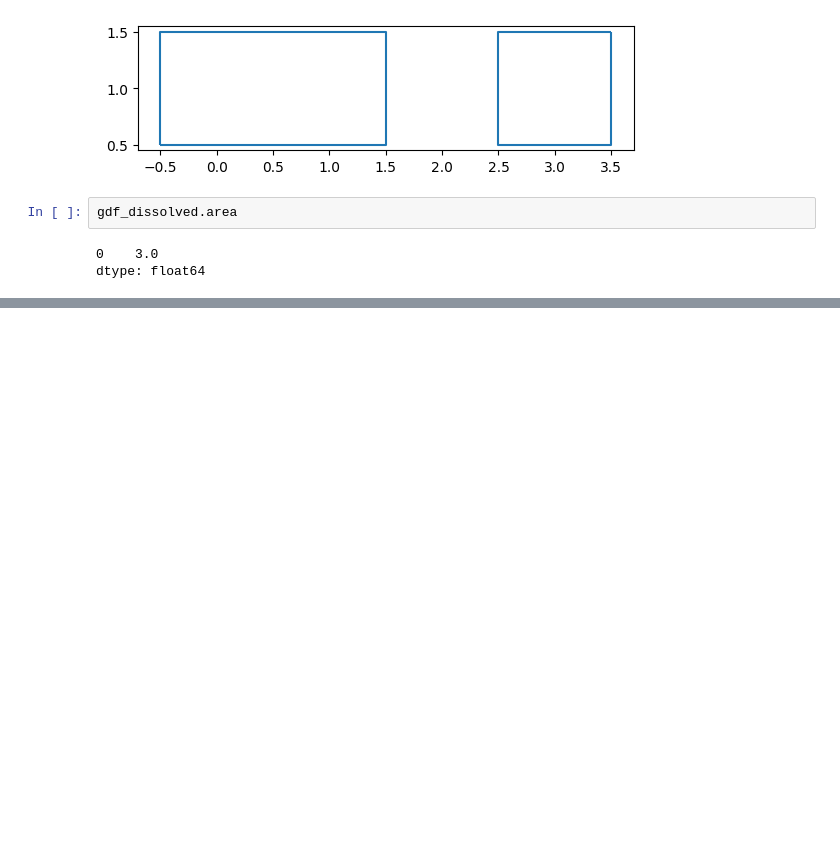
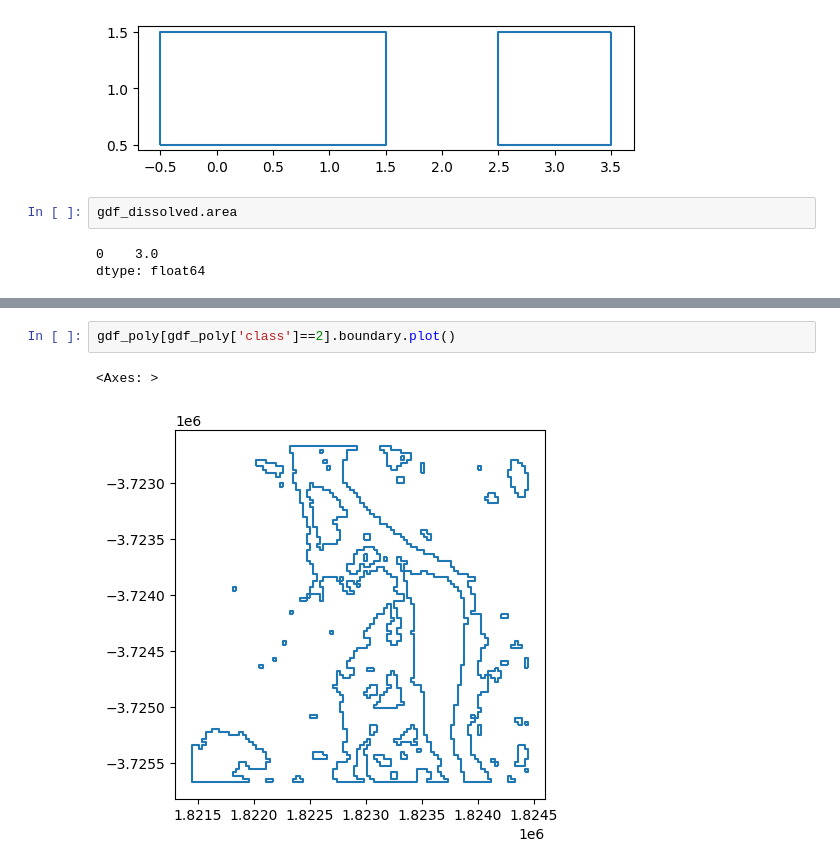
Before and after one commit to mjdear68/geospatial_raster_classification_map_to_polygons, a Jupyter notebook: points_to_polygons.ipynb, the cells around one changed output, grey strips where cells are left out. Cells and saved outputs as stored; diff of their text form; blank space fills up the shorter version.

```diff
--- a/points_to_polygons.ipynb
+++ b/points_to_polygons.ipynb
@@ -147,0 +264,5 @@ dtype: float64
+# %%
+gdf_poly[gdf_poly['class']==2].boundary.plot()
+# %% [output]
+<Axes: >
+[figure, added]
```
Also changed, not shown: parts of 15 cells of this notebook.
